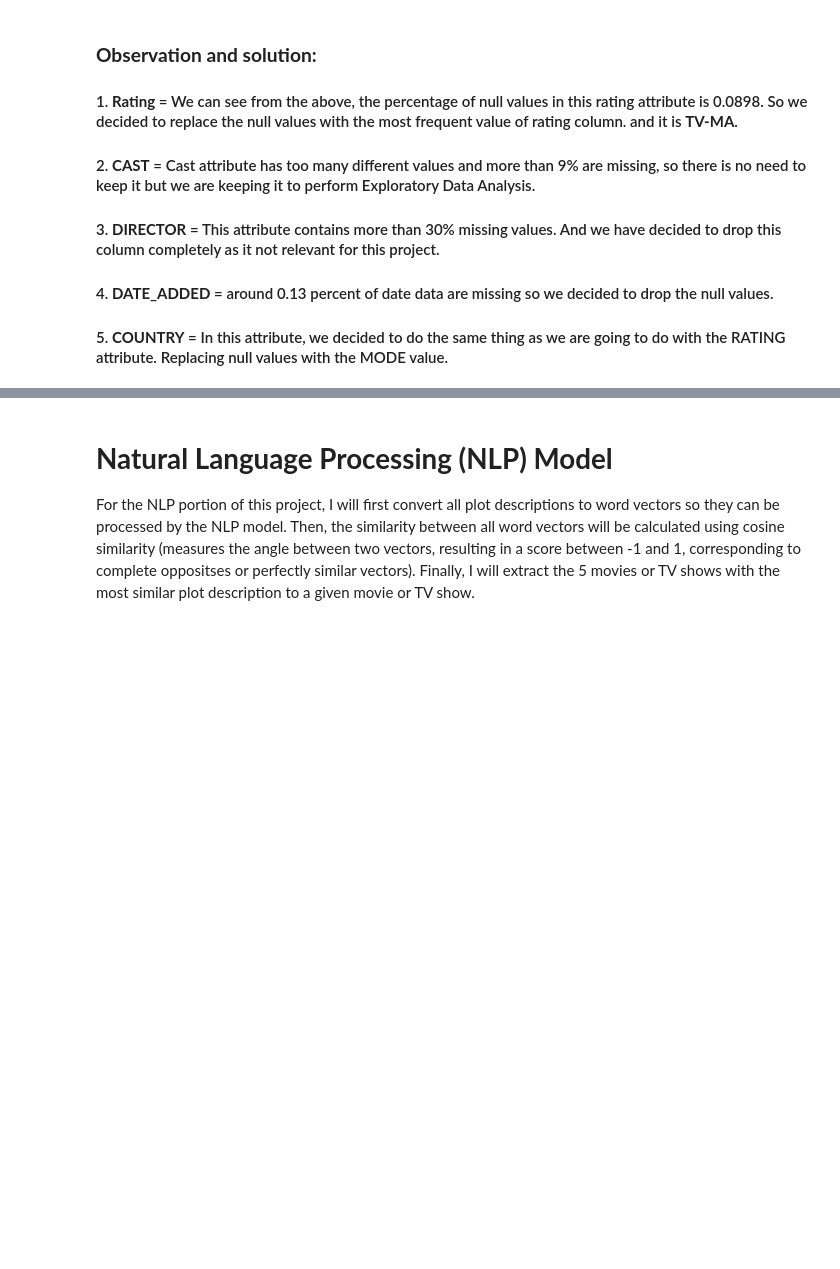
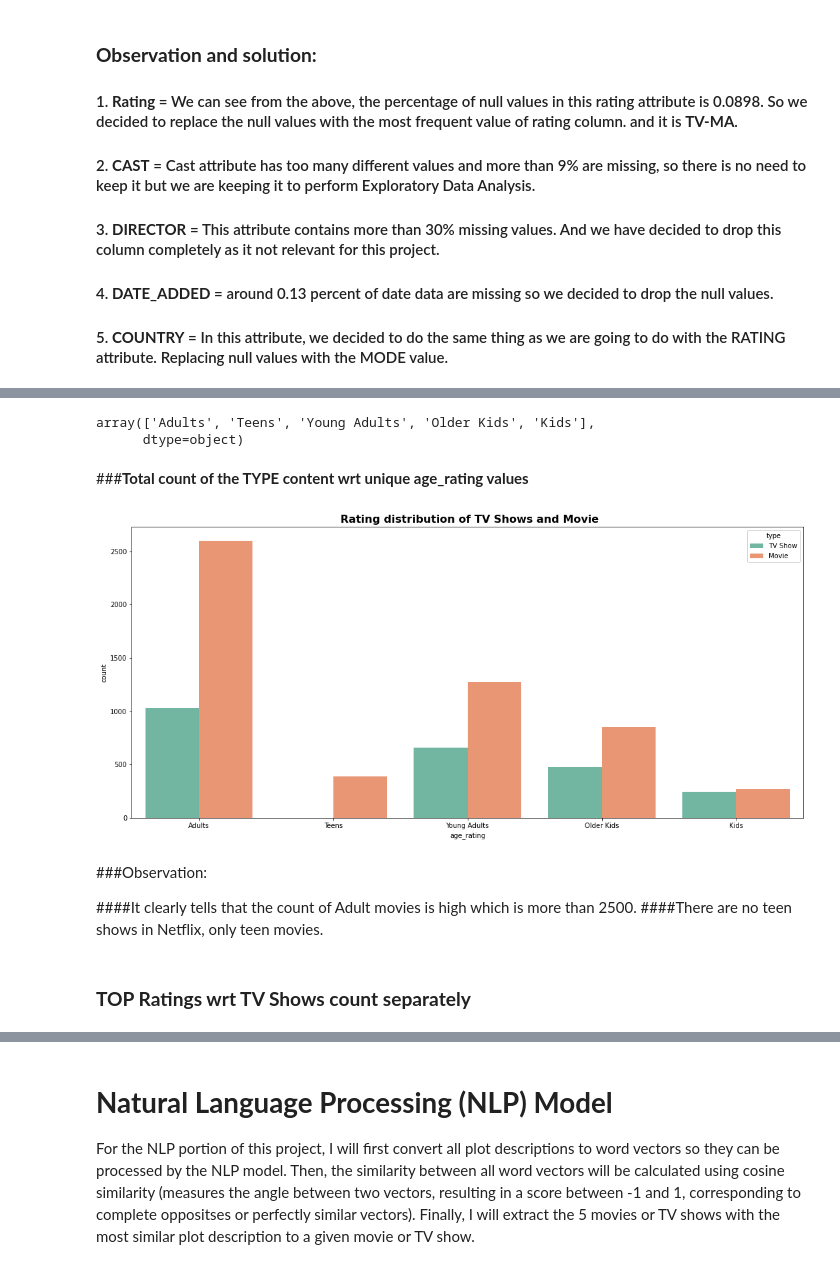
Before and after one commit to sksamima5/Netflix-movies-and-TV-shows-clustering, a Jupyter notebook: NETFLIX_MOVIES_AND_TV_SHOWS_CLUSTERING.ipynb, the cells around one changed output, grey strips where cells are left out. Cells and saved outputs as stored; diff of their text form; code cells hidden in the pictures; blank space fills up the shorter version.

```diff
--- a/NETFLIX_MOVIES_AND_TV_SHOWS_CLUSTERING.ipynb
+++ b/NETFLIX_MOVIES_AND_TV_SHOWS_CLUSTERING.ipynb
@@ -282,0 +458,43 @@ KeyError: ignored
+# %%
+# Creating new column where we are giving appropriate names according to the suitable age to each official ratings
+age_rating_names = {
+    'TV-PG': 'Older Kids',
+    'TV-MA': 'Adults',
+    'TV-Y7-FV': 'Older Kids',
+    'TV-Y7': 'Older Kids',
+    'TV-14': 'Young Adults',
+    'R': 'Adults',
+    'TV-Y': 'Kids',
+    'NR': 'Adults',
+    'PG-13': 'Teens',
+    'TV-G': 'Kids',
+    'PG': 'Older Kids',
+    'G': 'Kids',
+    'UR': 'Adults',
+    'NC-17': 'Adults'
+}
+# adding a new column in the dataset which is replacing the original rating values with age_rating_names
+netflix['age_rating'] = netflix['rating'].replace(age_rating_names)
+
+#checking the unique values of age_rating attribute
+netflix['age_rating'].unique()
+# %% [output]
+array(['Adults', 'Teens', 'Young Adults', 'Older Kids', 'Kids'],
+      dtype=object)
+# %% [markdown]
+###**Total count of the TYPE content wrt unique age_rating values**
+# %%
+#creating a bar chart which tells the number of MOVIES and TV shows content wrt to unique age_rating values
+plt.figure(figsize=(18,8))
+sns.countplot(x='age_rating',hue='type', data=netflix, palette="Set2")
+plt.title(' Rating distribution of TV Shows and Movie',size='16',fontweight="bold")
+plt.show()
+# %% [output]
+[figure, added]
+# %% [markdown]
+###Observation:
+
+####It clearly tells that the count of Adult movies is high which is more than 2500.
+####There are no teen shows in Netflix, only teen movies.
+# %% [markdown]
+### **TOP  Ratings wrt TV Shows count separately**
```
Also changed, not shown: parts of 29 cells of this notebook.
